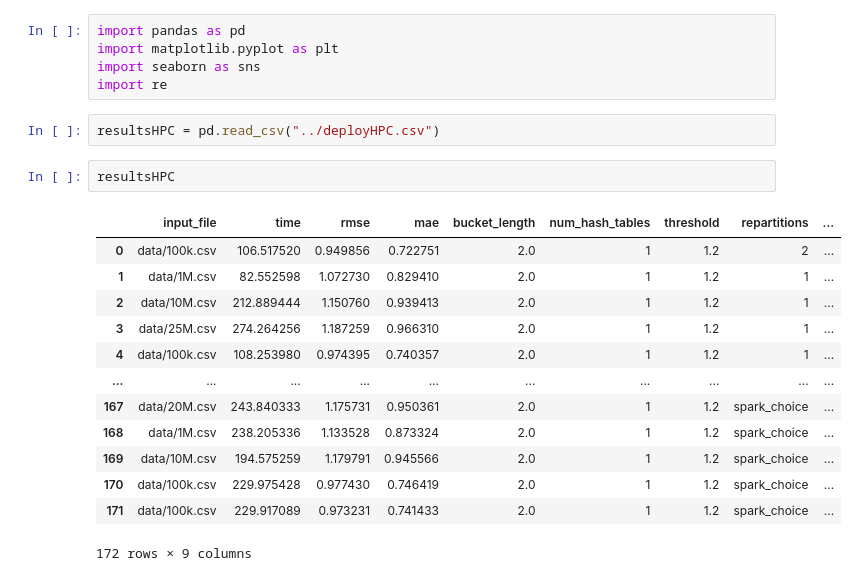
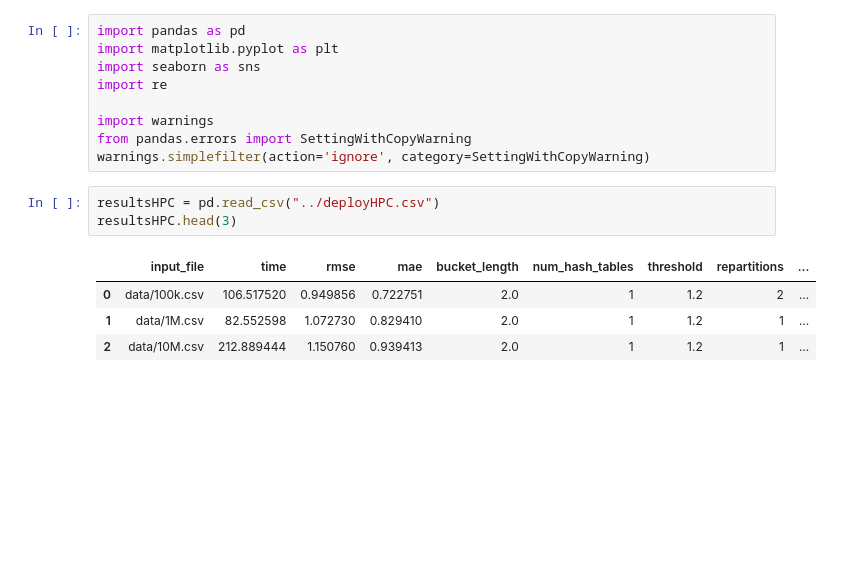
Before and after one commit to Hugoverissimo21/LSH-Recommender, a Jupyter notebook: assets/results.ipynb, the cells around one changed output. Drawn from its saved outputs; the diff is of its cells as text; blank space fills up the shorter version.

```diff
--- a/assets/results.ipynb
+++ b/assets/results.ipynb
@@ -3,22 +3,16 @@ import pandas as pd
 import matplotlib.pyplot as plt
 import seaborn as sns
 import re
+
+import warnings
+from pandas.errors import SettingWithCopyWarning
+warnings.simplefilter(action='ignore', category=SettingWithCopyWarning)
-# %%
-resultsHPC = pd.read_csv("../deployHPC.csv")
 # %%
-resultsHPC
+resultsHPC = pd.read_csv("../deployHPC.csv")
+resultsHPC.head(3)
 # %% [output]
 |  | input_file | time | rmse | mae | bucket_length | num_hash_tables | threshold | repartitions | ... |
 | 0 | data/100k.csv | 106.517520 | 0.949856 | 0.722751 | 2.0 | 1 | 1.2 | 2 | ... |
 | 1 | data/1M.csv | 82.552598 | 1.072730 | 0.829410 | 2.0 | 1 | 1.2 | 1 | ... |
 | 2 | data/10M.csv | 212.889444 | 1.150760 | 0.939413 | 2.0 | 1 | 1.2 | 1 | ... |
-| 3 | data/25M.csv | 274.264256 | 1.187259 | 0.966310 | 2.0 | 1 | 1.2 | 1 | ... |
-| 4 | data/100k.csv | 108.253980 | 0.974395 | 0.740357 | 2.0 | 1 | 1.2 | 1 | ... |
-| ... | ... | ... | ... | ... | ... | ... | ... | ... | ... |
-| 167 | data/20M.csv | 243.840333 | 1.175731 | 0.950361 | 2.0 | 1 | 1.2 | spark_choice | ... |
-| 168 | data/1M.csv | 238.205336 | 1.133528 | 0.873324 | 2.0 | 1 | 1.2 | spark_choice | ... |
-| 169 | data/10M.csv | 194.575259 | 1.179791 | 0.945566 | 2.0 | 1 | 1.2 | spark_choice | ... |
-| 170 | data/100k.csv | 229.975428 | 0.977430 | 0.746419 | 2.0 | 1 | 1.2 | spark_choice | ... |
-| 171 | data/100k.csv | 229.917089 | 0.973231 | 0.741433 | 2.0 | 1 | 1.2 | spark_choice | ... |
-172 rows × 9 columns
 # %%
```
Also changed, not shown: parts of 6 cells of this notebook, 4 other files.
